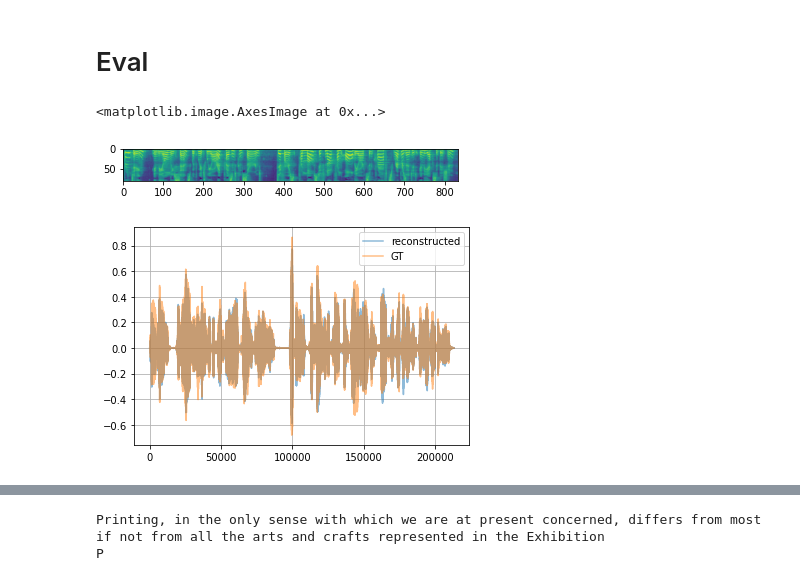
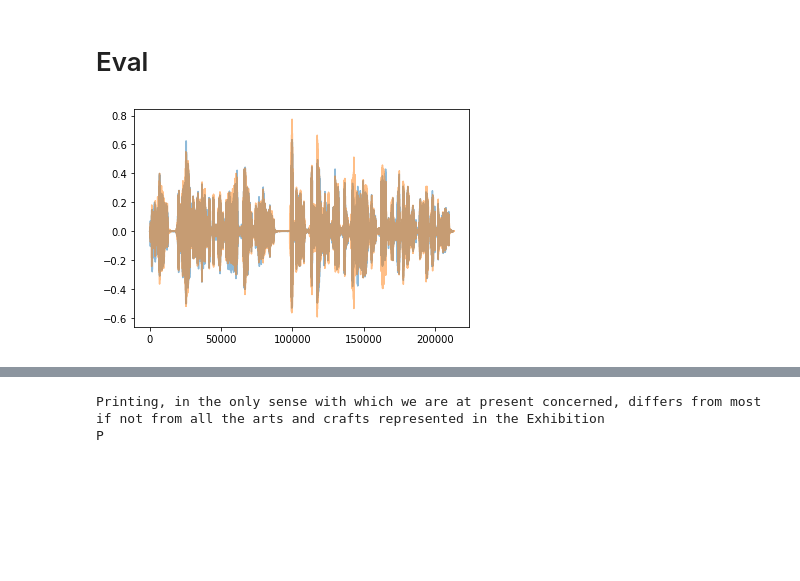
Before and after one commit to timothyxp/FastSpeech, a Jupyter notebook: train.ipynb, the cells around one changed output, grey strips where cells are left out. Saved outputs shown, nothing was run; the diff lists cells and outputs as text; code cells hidden in the pictures; blank space fills up the shorter version.

```diff
--- a/train.ipynb
+++ b/train.ipynb
@@ -96,7 +93,8 @@ train_config = {
 }
 # %%
-config = FSConfig(hidden_size=16, encoder_num_heads=2, encoder_num_layers=2)
+config = FSConfig(hidden_size=384, encoder_num_heads=6, encoder_num_layers=6)
 model = FastSpeech(config)
+model = model.to(device)
 
 optimizer = Adam(model.parameters(), lr=3e-4)
 scheduler = ExponentialLR(optimizer, 0.99)
@@ -105,10 +126,6 @@ loss = FastSpeechLossWrapper()
 batch = next(iter(dataloader))
 # %%
 inf_loader = repeat(batch)
-# %%
-batch.melspec = featurizer(batch.waveform)
-
-batch.melspec_length = batch.melspec.shape[-1] - batch.melspec.eq(-11.5129251)[:, 0, :].sum(dim=-1)
 # %%
-train_epoch(model, optimizer, inf_loader, scheduler, loss, train_config, featurizer, aligner)
+train_epoch(model, optimizer, inf_loader, scheduler, loss, train_config, featurizer, aligner, wandb=wandb)
 # %% [output]
@@ -132,23 +170,20 @@ tensor([833, 166, 833, 445])
+# %%
+batch = model(batch)
 # %% [markdown]
 # Eval
 # %%
 vocoder = Vocoder().to(device).eval()
-waveform = dummy_batch.waveform[:1]
-mels = featurizer(waveform)
-plt.imshow(mels[0].cpu())
-# %% [output]
-<matplotlib.image.AxesImage at 0x...>
-[figure, removed]
 # %%
-reconstructed_wav = vocoder.inference(mels).cpu()
+reconstructed_wav = vocoder.inference(batch.melspec_prediction[0:1].transpose(-1, -2)).cpu()
+waveform = vocoder.inference(batch.melspec[0:1]).cpu()
 
 plt.plot(reconstructed_wav.squeeze(), label='reconstructed', alpha=.5)
 plt.plot(waveform.squeeze(), label='GT', alpha=.5)
-plt.grid()
-plt.legend()
+# plt.grid()
+# plt.legend()
 plt.show()
 # %% [output]
-[figure, old version]
+[figure, new version]
 # %%
 display.display(display.Audio(reconstructed_wav, rate=22050))
 display.display(display.Audio(waveform, rate=22050))
```
Also changed, not shown: parts of 13 cells of this notebook, 3 other files.
